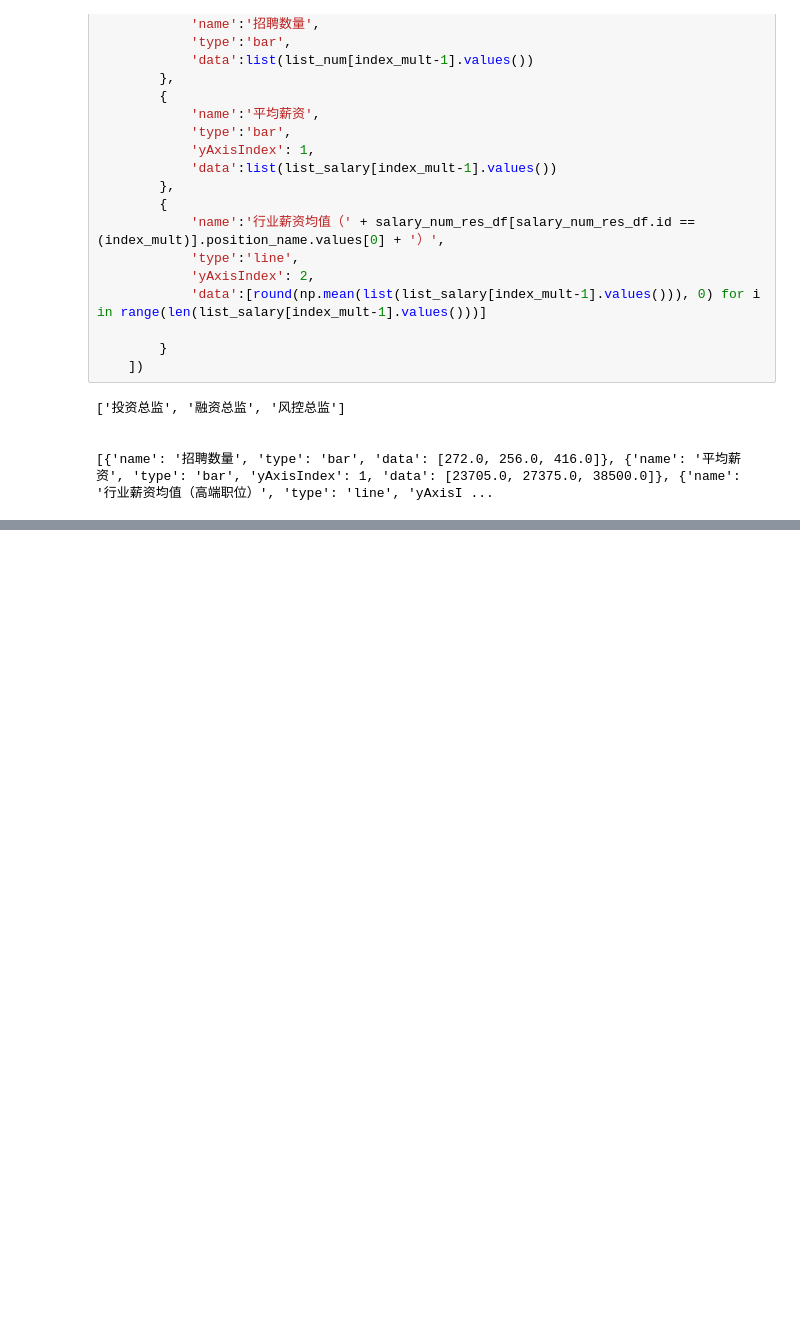
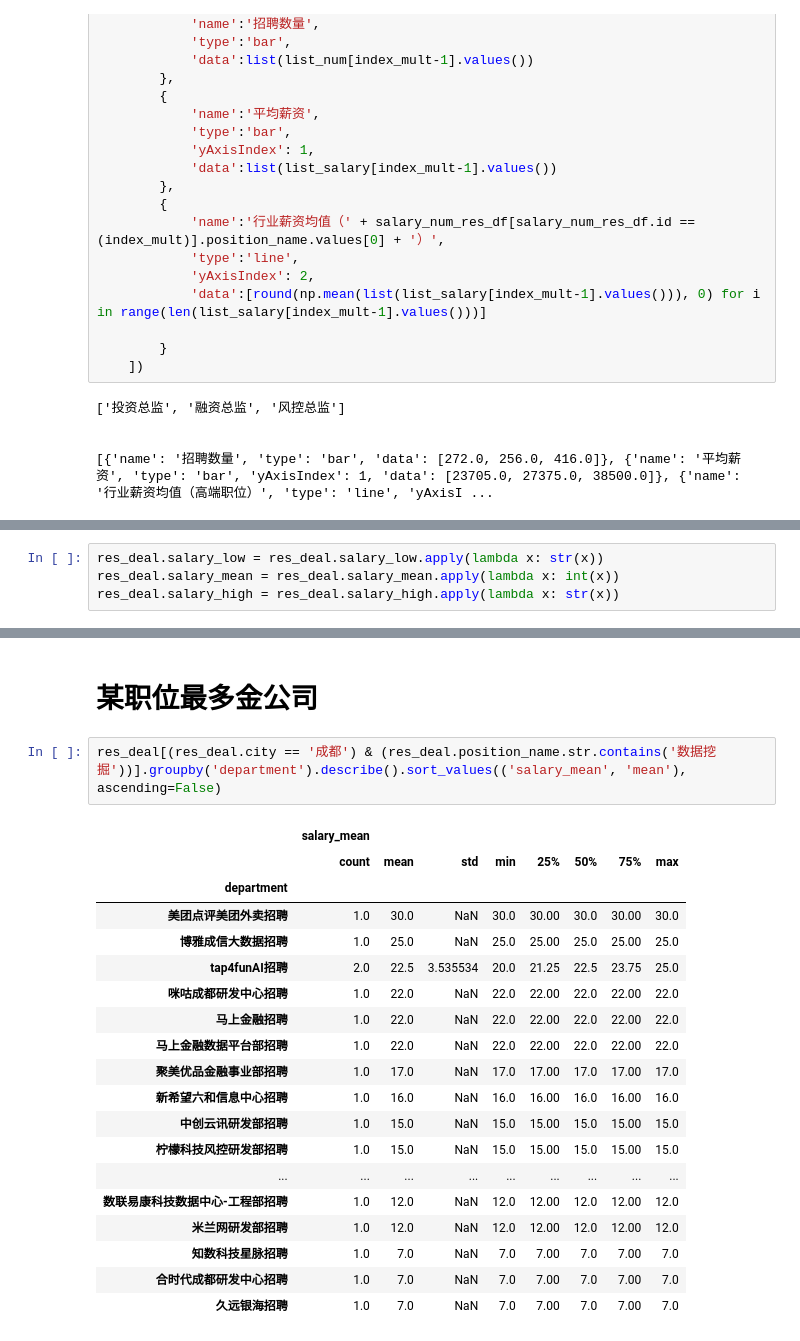
Before and after one commit to Minokun/someCode, a Jupyter notebook: it行业招聘数和薪资情况.ipynb, the cells around one changed output, grey strips where cells are left out. Cells and saved outputs as stored; diff of their text form; blank space fills up the shorter version.

```diff
--- a/it行业招聘数和薪资情况.ipynb
+++ b/it行业招聘数和薪资情况.ipynb
@@ -547,0 +565,4 @@ pt_df[pt_df]
+# %%
+res_deal.salary_low = res_deal.salary_low.apply(lambda x: str(x))
+res_deal.salary_mean = res_deal.salary_mean.apply(lambda x: int(x))
+res_deal.salary_high = res_deal.salary_high.apply(lambda x: str(x))
@@ -547,0 +591,24 @@ pt_df[pt_df]
+# %% [markdown]
+# 某职位最多金公司
+# %%
+res_deal[(res_deal.city == '成都') & (res_deal.position_name.str.contains('数据挖掘'))].groupby('department').describe().sort_values(('salary_mean', 'mean'), ascending=False)
+# %% [output]
+|  | salary_mean |  |  |  |  |  |  |  |
+|  | count | mean | std | min | 25% | 50% | 75% | max |
+| department |  |  |  |  |  |  |  |  |
+| 美团点评美团外卖招聘 | 1.0 | 30.0 | NaN | 30.0 | 30.00 | 30.0 | 30.00 | 30.0 |
+| 博雅成信大数据招聘 | 1.0 | 25.0 | NaN | 25.0 | 25.00 | 25.0 | 25.00 | 25.0 |
+| tap4funAI招聘 | 2.0 | 22.5 | 3.535534 | 20.0 | 21.25 | 22.5 | 23.75 | 25.0 |
+| 咪咕成都研发中心招聘 | 1.0 | 22.0 | NaN | 22.0 | 22.00 | 22.0 | 22.00 | 22.0 |
+| 马上金融招聘 | 1.0 | 22.0 | NaN | 22.0 | 22.00 | 22.0 | 22.00 | 22.0 |
+| 马上金融数据平台部招聘 | 1.0 | 22.0 | NaN | 22.0 | 22.00 | 22.0 | 22.00 | 22.0 |
+| 聚美优品金融事业部招聘 | 1.0 | 17.0 | NaN | 17.0 | 17.00 | 17.0 | 17.00 | 17.0 |
+| 新希望六和信息中心招聘 | 1.0 | 16.0 | NaN | 16.0 | 16.00 | 16.0 | 16.00 | 16.0 |
+| 中创云讯研发部招聘 | 1.0 | 15.0 | NaN | 15.0 | 15.00 | 15.0 | 15.00 | 15.0 |
+| 柠檬科技风控研发部招聘 | 1.0 | 15.0 | NaN | 15.0 | 15.00 | 15.0 | 15.00 | 15.0 |
+| ... | ... | ... | ... | ... | ... | ... | ... | ... |
+| 数联易康科技数据中心-工程部招聘 | 1.0 | 12.0 | NaN | 12.0 | 12.00 | 12.0 | 12.00 | 12.0 |
+| 米兰网研发部招聘 | 1.0 | 12.0 | NaN | 12.0 | 12.00 | 12.0 | 12.00 | 12.0 |
+| 知数科技星脉招聘 | 1.0 | 7.0 | NaN | 7.0 | 7.00 | 7.0 | 7.00 | 7.0 |
+| 合时代成都研发中心招聘 | 1.0 | 7.0 | NaN | 7.0 | 7.00 | 7.0 | 7.00 | 7.0 |
+| 久远银海招聘 | 1.0 | 7.0 | NaN | 7.0 | 7.00 | 7.0 | 7.00 | 7.0 |
```
Also changed, not shown: parts of 11 cells of this notebook, 9 other files.
